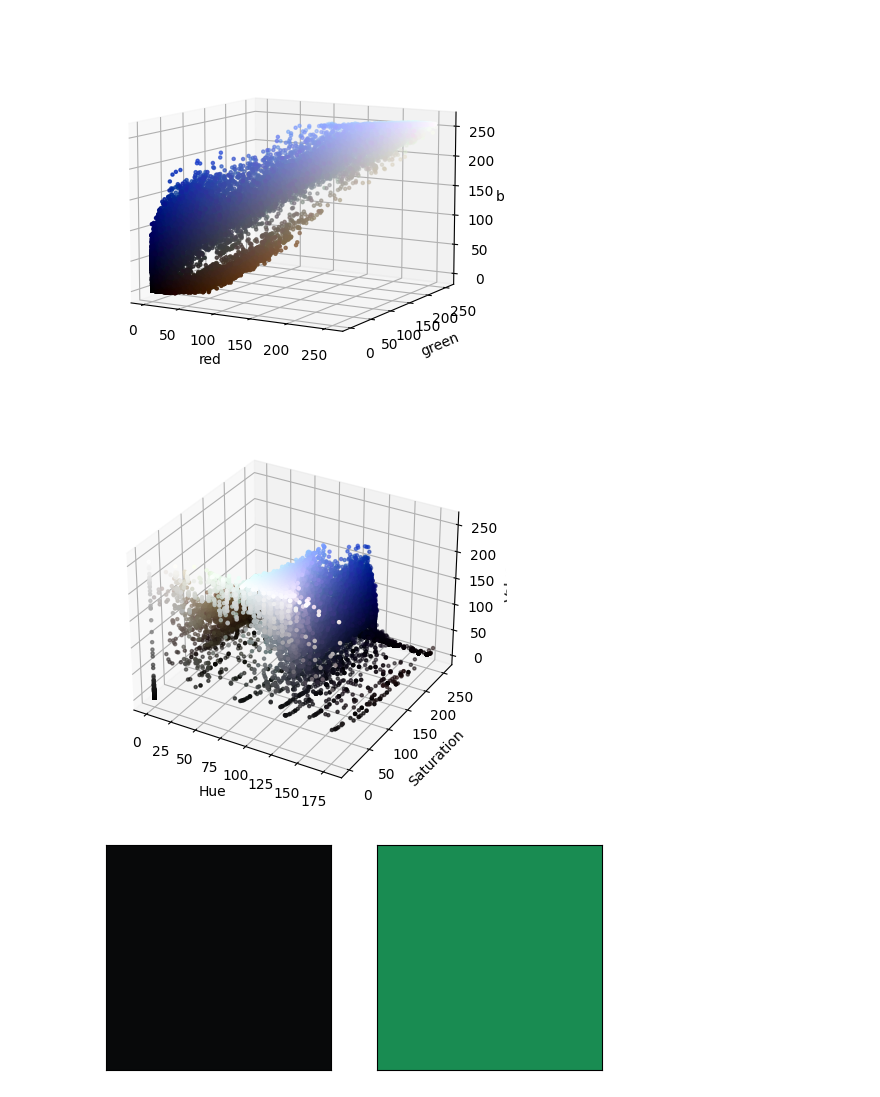
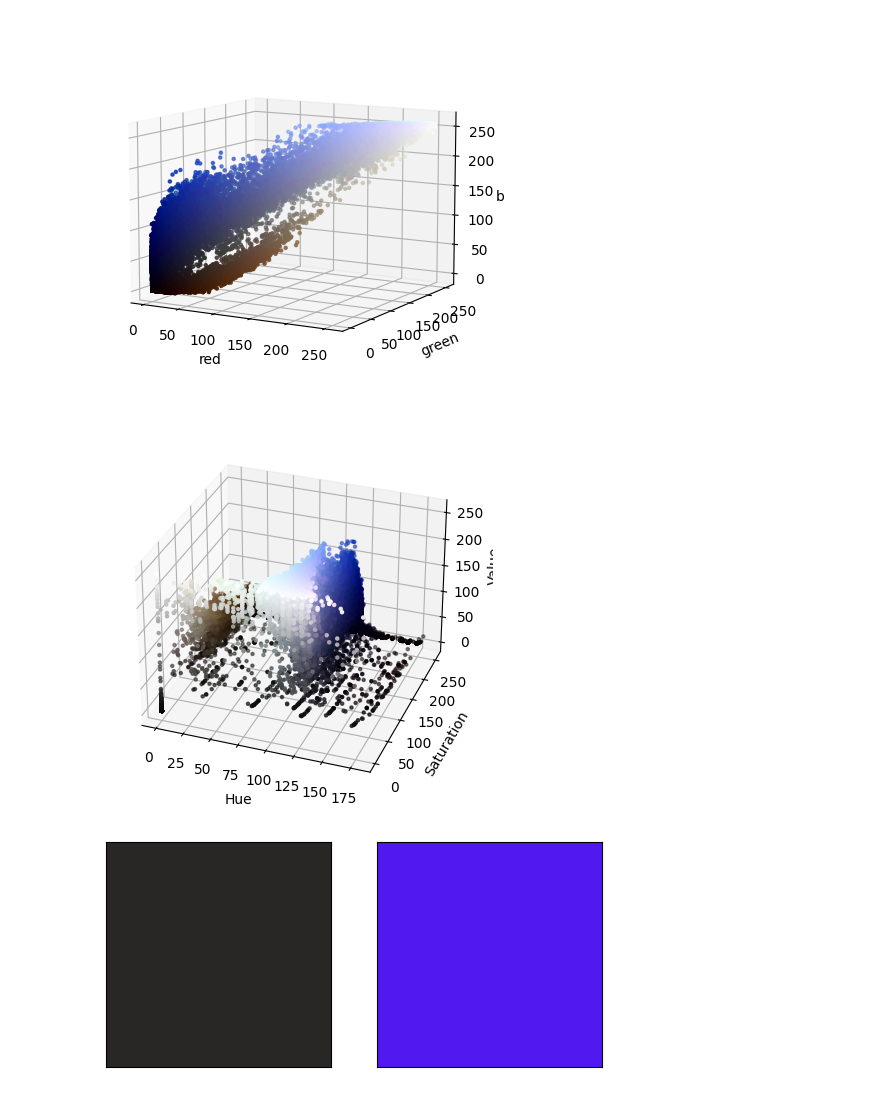
Before and after one commit to JosephTZJ/UCCC2513_Mini_Project, a Jupyter notebook: Week 6_tutorial.ipynb, the cells around one changed output. Cells and saved outputs as stored; diff of their text form; code cells hidden in the pictures.

```diff
--- a/Week 6_tutorial.ipynb
+++ b/Week 6_tutorial.ipynb
@@ -502,25 +502,25 @@ axis = fig.add_subplot(1, 1, 1, projection="3d")
 
 axis.scatter(h.ravel(), s.ravel(), v.ravel(),
             facecolors=pixel_colors, marker=".")
-axis.view_init(elev=30, azim=300)
+axis.view_init(elev=30, azim=290)
 axis.set_xlabel("Hue")
 axis.set_ylabel("Saturation")
 axis.set_zlabel("Value")
 plt.show()
 # %% [output]
-[figure, old version]
+[figure, new version]
 # %%
-porcelain_low = (110,50, 10)
-porcelain_high = (75,210,140)
+porcelain_low = (20, 14, 40)
+porcelain_high = (128,230,240)
 
 square1 = np.full((10, 10, 3), porcelain_low, dtype=np.uint8)
 square2 = np.full((10, 10, 3), porcelain_high, dtype=np.uint8)
 
 plt.subplot(121), plt_img(cv.cvtColor(square1, cv.COLOR_HSV2RGB))
 plt.subplot(122), plt_img(cv.cvtColor(square2, cv.COLOR_HSV2RGB))
 plt.show()
 # %% [output]
-[figure, old version]
+[figure, new version]
 # %%
 def color_seg(img, color_low, color_high, smooth=True):
     """Args:
```
Also changed, not shown: parts of 1 cell of this notebook.
